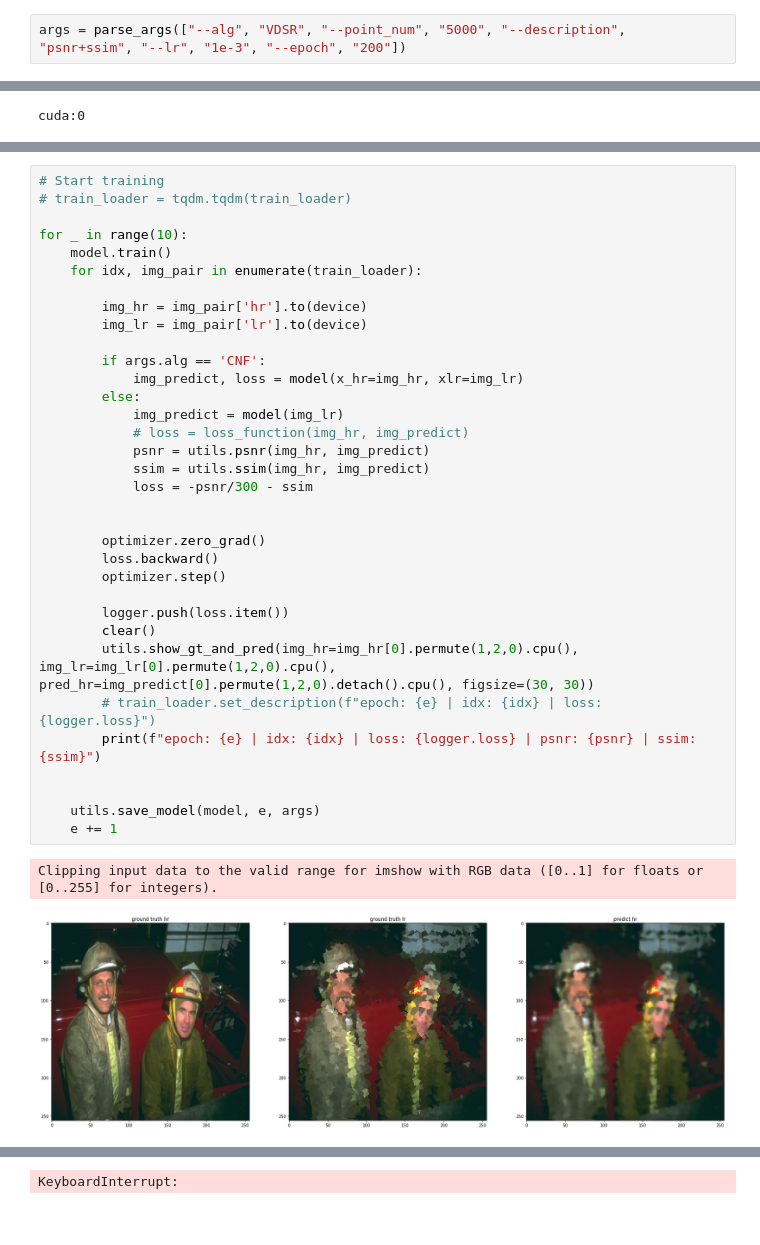
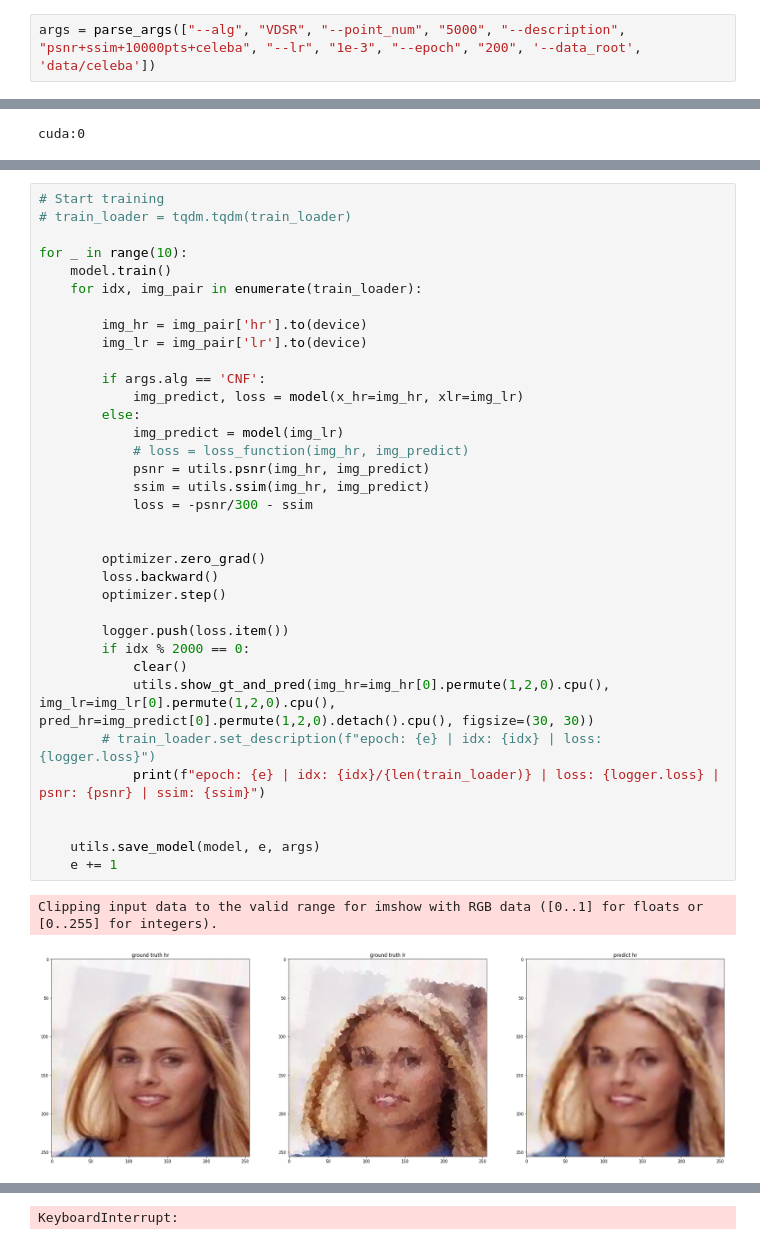
Before and after one commit to YanjieZe/NU-SSSR, a Jupyter notebook: vis.ipynb, the cells around one changed output, grey strips where cells are left out. Saved outputs shown, nothing was run; the diff lists cells and outputs as text.

Commit message:
celebA: added; VDSR+celebA experiment ran

```diff
--- a/vis.ipynb
+++ b/vis.ipynb
@@ -47,5 +50,5 @@ logger = LossLogger(0.8)
 # %%
-args = parse_args(["--alg", "VDSR", "--point_num", "5000", "--description", "psnr+ssim", "--lr", "1e-3", "--epoch", "200"])
+args = parse_args(["--alg", "VDSR", "--point_num", "5000", "--description", "psnr+ssim+10000pts+celeba", "--lr", "1e-3", "--epoch", "200", '--data_root', 'data/celeba'])
 # %%
 # Training Preparation
 utils.set_seed_everywhere(args.seed)
@@ -80,34 +87,35 @@ cuda:0
 
 for _ in range(10):
     model.train()
     for idx, img_pair in enumerate(train_loader):
 
         img_hr = img_pair['hr'].to(device)
         img_lr = img_pair['lr'].to(device)
 
         if args.alg == 'CNF':
             img_predict, loss = model(x_hr=img_hr, xlr=img_lr)
         else:
             img_predict = model(img_lr)
             # loss = loss_function(img_hr, img_predict)
             psnr = utils.psnr(img_hr, img_predict)
             ssim = utils.ssim(img_hr, img_predict)
             loss = -psnr/300 - ssim
 
 
         optimizer.zero_grad()
         loss.backward()
         optimizer.step()
 
         logger.push(loss.item())
-        clear()
-        utils.show_gt_and_pred(img_hr=img_hr[0].permute(1,2,0).cpu(), img_lr=img_lr[0].permute(1,2,0).cpu(), pred_hr=img_predict[0].permute(1,2,0).detach().cpu(), figsize=(30, 30))
+        if idx % 2000 == 0:
+            clear()
+            utils.show_gt_and_pred(img_hr=img_hr[0].permute(1,2,0).cpu(), img_lr=img_lr[0].permute(1,2,0).cpu(), pred_hr=img_predict[0].permute(1,2,0).detach().cpu(), figsize=(30, 30))
         # train_loader.set_description(f"epoch: {e} | idx: {idx} | loss: {logger.loss}")
-        print(f"epoch: {e} | idx: {idx} | loss: {logger.loss} | psnr: {psnr} | ssim: {ssim}")
+            print(f"epoch: {e} | idx: {idx}/{len(train_loader)} | loss: {logger.loss} | psnr: {psnr} | ssim: {ssim}")
 
 
     utils.save_model(model, e, args)
     e += 1
 # %% [output]
 Clipping input data to the valid range for imshow with RGB data ([0..1] for floats or [0..255] for integers).
-[figure, old version]
+[figure, new version]
```
Also changed, not shown: parts of 4 cells of this notebook, 4 other files.
